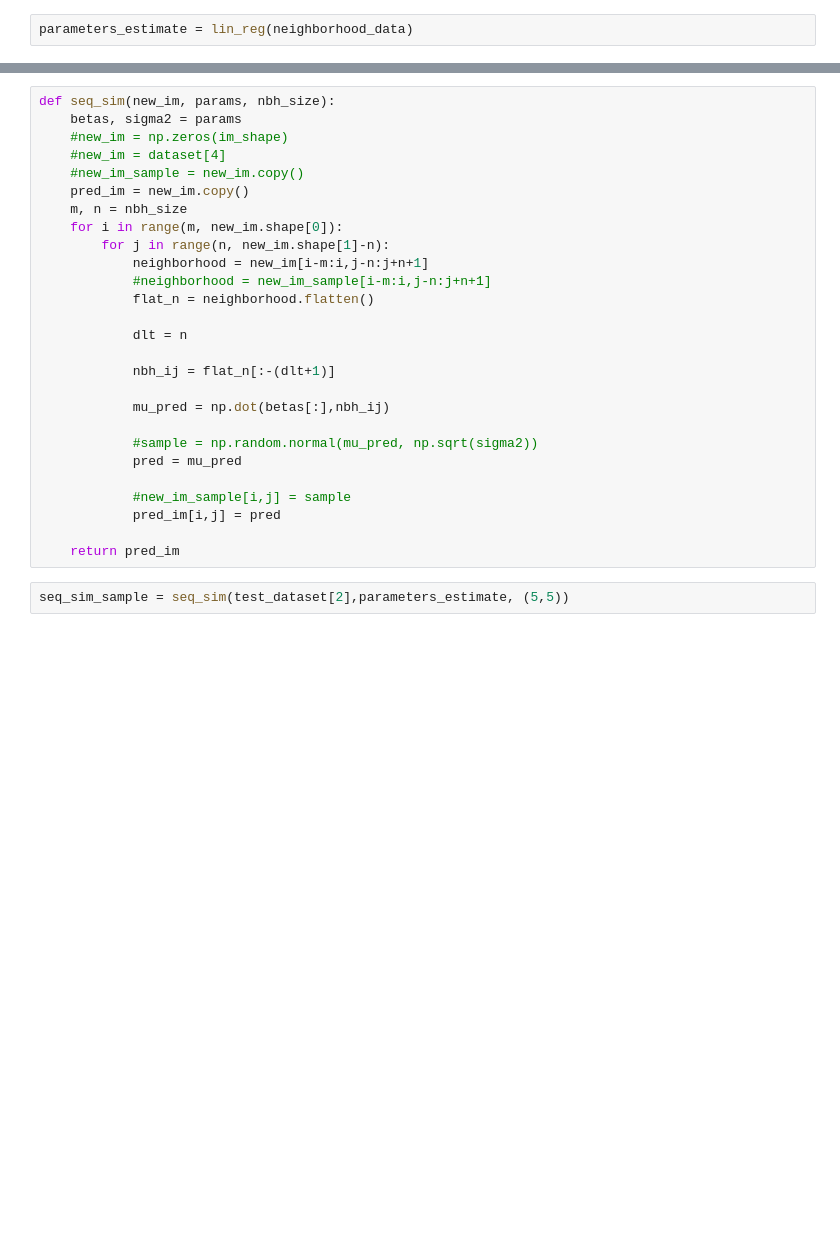
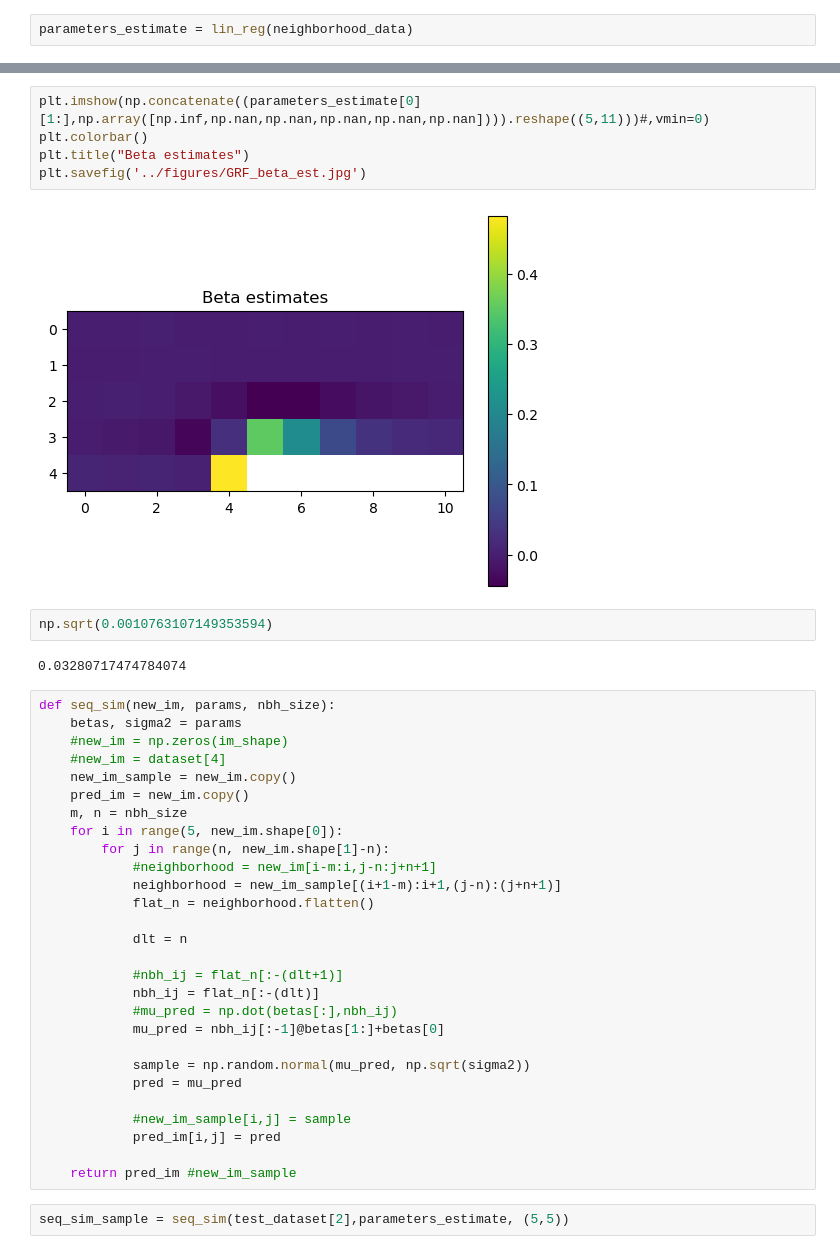
Before and after one commit to torgeirlw/master_git, a Jupyter notebook: linear_gen/lin_gen_gauss.ipynb, the cells around one changed output, grey strips where cells are left out. Saved outputs shown, nothing was run; the diff lists cells and outputs as text; blank space fills up the shorter version.

```diff
--- a/linear_gen/lin_gen_gauss.ipynb
+++ b/linear_gen/lin_gen_gauss.ipynb
@@ -99,30 +120,42 @@ parameters_estimate = lin_reg(neighborhood_data)
+# %%
+plt.imshow(np.concatenate((parameters_estimate[0][1:],np.array([np.inf,np.nan,np.nan,np.nan,np.nan,np.nan]))).reshape((5,11)))#,vmin=0)
+plt.colorbar()
+plt.title("Beta estimates")
+plt.savefig('../figures/GRF_beta_est.jpg')
+# %% [output]
+[figure, added]
+# %%
+np.sqrt(0.0010763107149353594)
+# %% [output]
+0.03280717474784074
 # %%
 def seq_sim(new_im, params, nbh_size):
     betas, sigma2 = params
     #new_im = np.zeros(im_shape)
     #new_im = dataset[4]
-    #new_im_sample = new_im.copy()
+    new_im_sample = new_im.copy()
     pred_im = new_im.copy()
     m, n = nbh_size
-    for i in range(m, new_im.shape[0]):
+    for i in range(5, new_im.shape[0]):
         for j in range(n, new_im.shape[1]-n):
-            neighborhood = new_im[i-m:i,j-n:j+n+1]
-            #neighborhood = new_im_sample[i-m:i,j-n:j+n+1]
+            #neighborhood = new_im[i-m:i,j-n:j+n+1]
+            neighborhood = new_im_sample[(i+1-m):i+1,(j-n):(j+n+1)]
             flat_n = neighborhood.flatten()
 
             dlt = n
 
-            nbh_ij = flat_n[:-(dlt+1)]
+            #nbh_ij = flat_n[:-(dlt+1)]
+            nbh_ij = flat_n[:-(dlt)]
+            #mu_pred = np.dot(betas[:],nbh_ij)
+            mu_pred = nbh_ij[:-1]@betas[1:]+betas[0]
 
-            mu_pred = np.dot(betas[:],nbh_ij)
-
-            #sample = np.random.normal(mu_pred, np.sqrt(sigma2))
+            sample = np.random.normal(mu_pred, np.sqrt(sigma2))
             pred = mu_pred
 
             #new_im_sample[i,j] = sample
             pred_im[i,j] = pred
 
-    return pred_im
+    return pred_im #new_im_sample
 # %%
 seq_sim_sample = seq_sim(test_dataset[2],parameters_estimate, (5,5))
 # %%
```
Also changed, not shown: parts of 16 cells of this notebook, 17 other files.
